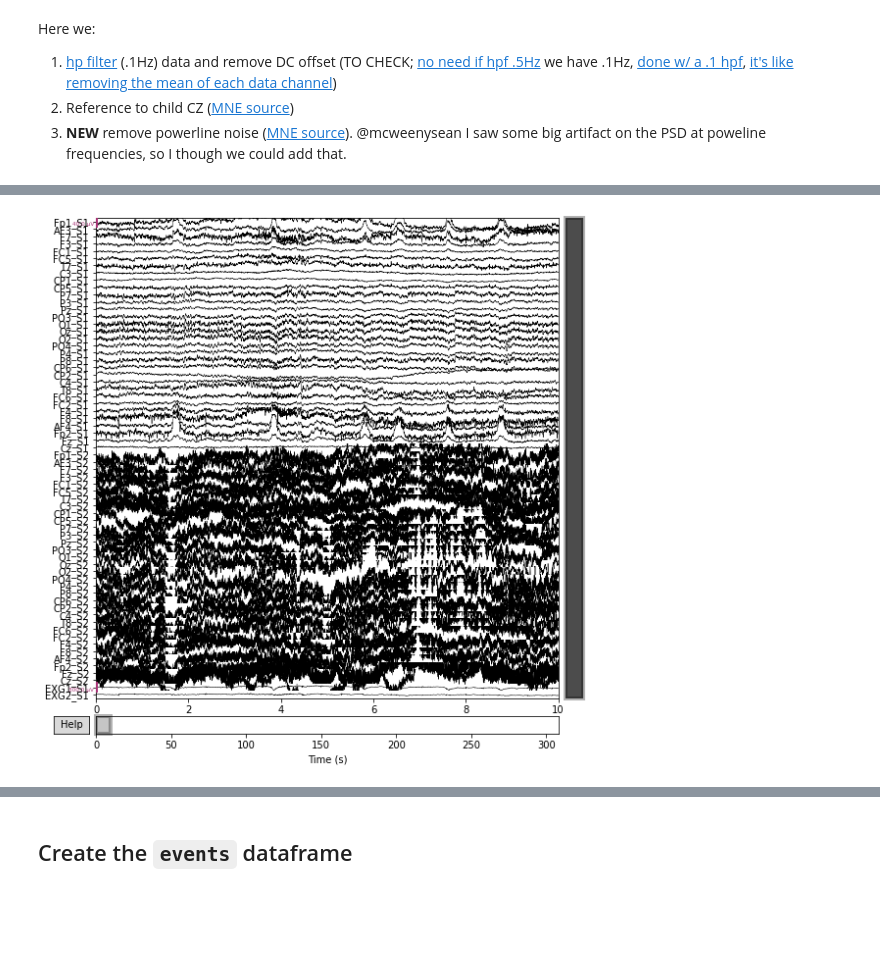
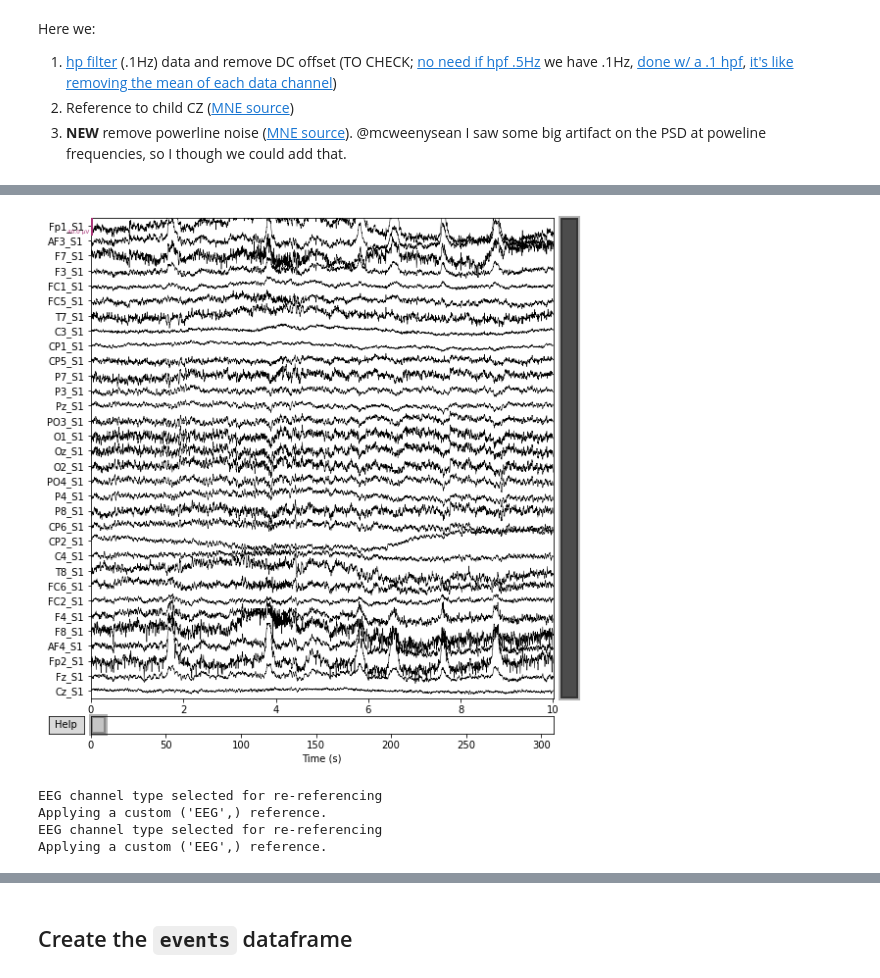
Before and after one commit to FranckPrts/Use-custom-events-in-MNE, a Jupyter notebook: W2W_Prepeocessing_pipeline.ipynb, the cells around one changed output, grey strips where cells are left out. Saved outputs shown, nothing was run; the diff lists cells and outputs as text; code cells hidden in the pictures; blank space fills up the shorter version.

Commit message:
changed chans name + changed montageS + advanced with ICA

```diff
--- a/W2W_Prepeocessing_pipeline.ipynb
+++ b/W2W_Prepeocessing_pipeline.ipynb
@@ -76,6 +76,7 @@ Here, we first set up the link(s) to our raw data file(s) and then use [mne.io.r
 # %%
 chan_to_exclude = [
     # Adults channels
+    '1-EXG1','1-EXG2', # EOG chans
     '1-EXG3','1-EXG4', # Mastoid chans TODO: check whether to include or not
     '1-EXG5','1-EXG6','1-EXG7','1-EXG8',
     '1-GSR1','1-GSR2',
@@ -91,7 +92,7 @@ chan_to_exclude = [
 
 raw = mne.io.read_raw_bdf(
     input_fname=eeg_file,
-    eog=  ['1-EXG1','1-EXG2'],
+    # eog=  ['1-EXG1','1-EXG2'],
     exclude= chan_to_exclude,
     preload=True,
     )
@@ -205,0 +252,6 @@ Effective window size : 4.000 (s)
+# %%
+raw_kid    = raw.copy()
+raw_parent = raw.copy()
+
+raw_kid.drop_channels(s1_chans_new)
+raw_parent.drop_channels(s2_chans_new)
@@ -239,7 +293,20 @@ Designing a one-pass, zero-phase, non-causal highpass filter:
 # %%
 # Plot before
-raw_plot = raw.plot(show=False, start=0, n_channels=len(change_ch_names_dic_S1), remove_dc=True)
+raw_plot = raw_parent.plot(show=False, start=0, n_channels=len(change_ch_names_dic_S1), remove_dc=True)
 plt.show()
 # %% [output]
-[figure, old version]
+[figure, new version]
+# %%
+# STEP 2
+# Set reference channel to Cz for each participant
+raw_kid.set_eeg_reference(ref_channels=['Cz_S1'])
+raw_parent.set_eeg_reference(ref_channels=['Cz_S1'])
+
+raw_kid.info['bads'].append('Cz_S1')
+raw_parent.info['bads'].append('Cz_S1')
+# %% [output]
+EEG channel type selected for re-referencing
+Applying a custom ('EEG',) reference.
+EEG channel type selected for re-referencing
+Applying a custom ('EEG',) reference.
 # %%
```
Also changed, not shown: parts of 35 cells of this notebook, 2 other files.
